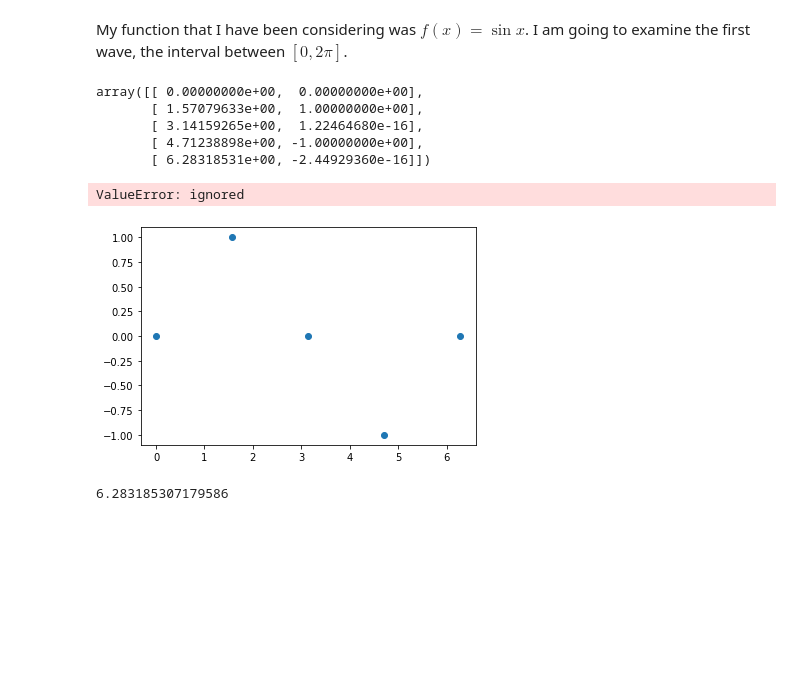
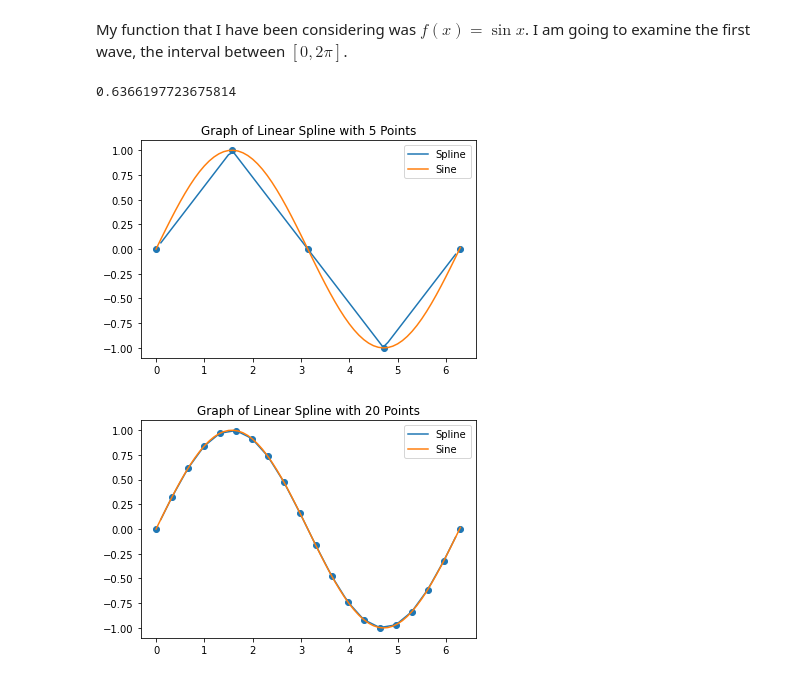
Before and after one commit to nurfnick/Numerical_Methods, a Jupyter notebook: ProjectPart5.ipynb, the cells around one changed output. Cells and saved outputs as stored; diff of their text form; code cells hidden in the pictures; blank space fills up the shorter version.

Commit message:
splines complete

```diff
--- a/ProjectPart5.ipynb
+++ b/ProjectPart5.ipynb
@@ -146,13 +144,7 @@ def divideIntervalEvenly(function,lower,upper,numberOfDivisions):
     array.append([lower + i*deltax,function(lower + i*deltax)])
   return np.array(array)
 
-divideIntervalEvenly(np.sin,0,2*np.pi,5)
+fivepoints = divideIntervalEvenly(np.sin,0,2*np.pi,5)
-# %% [output]
-array([[ 0.00000000e+00,  0.00000000e+00],
-       [ 1.57079633e+00,  1.00000000e+00],
-       [ 3.14159265e+00,  1.22464680e-16],
-       [ 4.71238898e+00, -1.00000000e+00],
-       [ 6.28318531e+00, -2.44929360e-16]])
 # %%
 def slope(pointInitial,pointFinal):
   return (pointFinal[1]-pointInitial[1])/(pointFinal[0]-pointInitial[0])
@@ -161,5 +153,7 @@ def linerSpline(array,input):
   x = array[:,0]
   y = array[:,1]
   for i in range(len(x)-1):
-    if (x[i]< input) &(input < x[i+1]):
+    if (x[i]< input) & (input < x[i+1]):
       return y[i]+ slope(array[i,:],array[i+1,:])*(input - x[i])
+    else:
+      continue
@@ -168,16 +160,34 @@ linerSpline(divideIntervalEvenly(np.sin,0,2*np.pi,5),7)
+# %%
+linerSpline(fivepoints,1)
+# %% [output]
+0.6366197723675814
+# %%
+x = np.arange(0,6.35,0.1)
+y = [linerSpline(fivepoints,x) for x in x]
 # %%
-x = np.arange( 0,3,.1)
-plt.scatter(divideIntervalEvenly(np.sin,0,2*np.pi,5)[:,0],divideIntervalEvenly(np.sin,0,2*np.pi,5)[:,1])
-plt.plot(x,linerSpline(divideIntervalEvenly(np.sin,0,2*np.pi,5),x))
+x = np.arange(0,6.35,0.1)
+
+plt.scatter(fivepoints[:,0],fivepoints[:,1])
+plt.plot(x,y)
 plt.plot(x, np.sin(x))
-plt.title('Graph of Direct Spline')
+plt.title('Graph of Linear Spline with 5 Points')
+plt.legend(['Spline','Sine'])
 
 
 plt.show()
 # %% [output]
-ValueError: ignored
-[figure, old version]
+[figure, new version]
-# %%
-divideIntervalEvenly(np.sin,0,2*np.pi,5)[:,0][4]
-# %% [output]
-6.283185307179586
+# %%
+twentypoints = divideIntervalEvenly(np.sin,0,2*np.pi,20)
+x = np.arange(0,6.35,0.1)
+y = [linerSpline(twentypoints,x) for x in x]
+plt.scatter(twentypoints[:,0],twentypoints[:,1])
+plt.plot(x,y)
+plt.plot(x, np.sin(x))
+plt.title('Graph of Linear Spline with 20 Points')
+plt.legend(['Spline','Sine'])
+
+
+plt.show()
+# %% [output]
+[figure, added]
```
Also changed, not shown: parts of 3 cells of this notebook.
